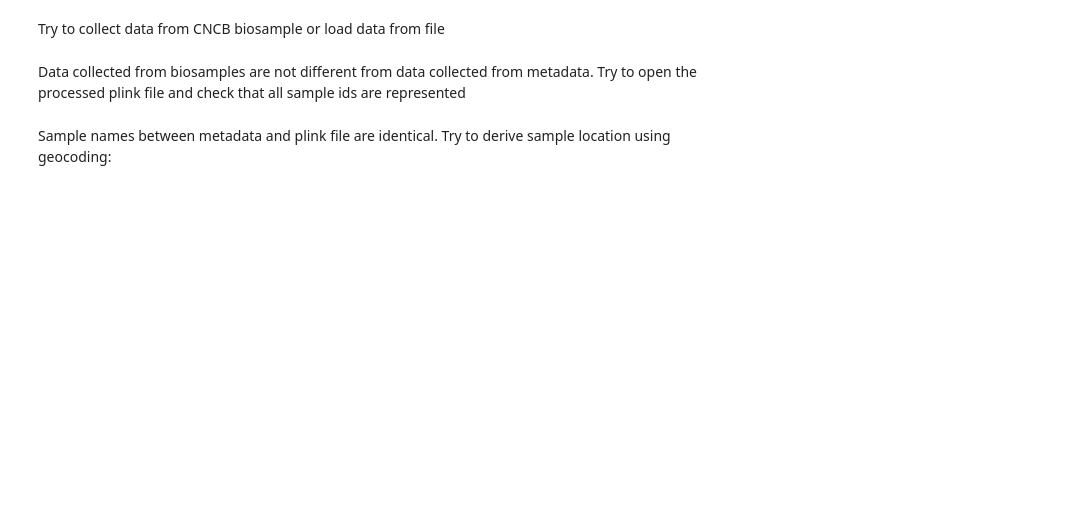
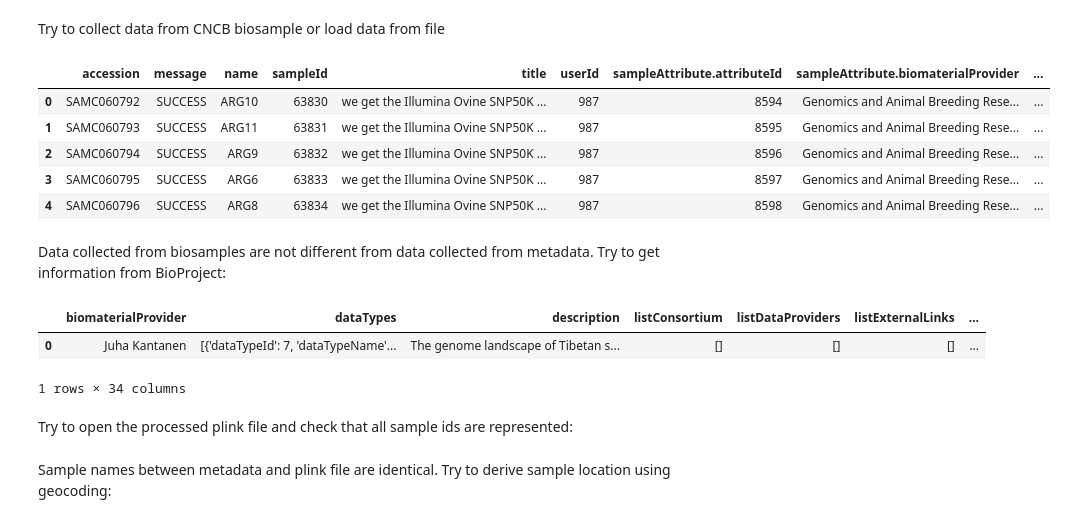
Before and after one commit to cnr-ibba/SMARTER-database, a Jupyter notebook: notebooks/exploratory/0.17.2-bunop-isheep_dataset.ipynb, the cells around one changed output. Saved outputs shown, nothing was run; the diff lists cells and outputs as text; code cells hidden in the pictures; blank space fills up the shorter version.

```diff
--- a/notebooks/exploratory/0.17.2-bunop-isheep_dataset.ipynb
+++ b/notebooks/exploratory/0.17.2-bunop-isheep_dataset.ipynb
@@ -143,12 +152,23 @@ array(['Argali ', 'mouflon ', 'Baerchuke sheep', 'Bashbay sheep',
 # %% [markdown]
 Try to collect data from CNCB biosample or load data from file
 # %%
-if Path("isheep_50K_biosample.pkl").exists():
-    isheep_50K_biosample = pd.read_pickle("isheep_50K_biosample.pkl")
+biosample_pkl = isheep_data_path / "isheep_50K_biosample.pkl"
+
+if (biosample_pkl).exists():
+    isheep_50K_biosample = pd.read_pickle(biosample_pkl)
 else:
     biosample_data = [fetch_cncb_biosample(biosample_id) for biosample_id in tqdm(isheep_50K["Biosample ID"])]
     isheep_50K_biosample = pd.json_normalize(biosample_data)
-    isheep_50K_biosample.to_pickle("isheep_50K_biosample.pkl")
-    isheep_50K_biosample.to_excel("isheep_50K_biosample.xlsx")
+    isheep_50K_biosample.to_pickle(biosample_pkl)
+    isheep_50K_biosample.to_excel(str(isheep_data_path / "isheep_50K_biosample.xlsx"))
+# %%
+isheep_50K_biosample.head()
+# %% [output]
+|  | accession | message | name | sampleId | title | userId | sampleAttribute.attributeId | sampleAttribute.biomaterialProvider | ... |
+| 0 | SAMC060792 | SUCCESS | ARG10 | 63830 | we get the Illumina Ovine SNP50K ... | 987 | 8594 | Genomics and Animal Breeding Rese... | ... |
+| 1 | SAMC060793 | SUCCESS | ARG11 | 63831 | we get the Illumina Ovine SNP50K ... | 987 | 8595 | Genomics and Animal Breeding Rese... | ... |
+| 2 | SAMC060794 | SUCCESS | ARG9 | 63832 | we get the Illumina Ovine SNP50K ... | 987 | 8596 | Genomics and Animal Breeding Rese... | ... |
+| 3 | SAMC060795 | SUCCESS | ARG6 | 63833 | we get the Illumina Ovine SNP50K ... | 987 | 8597 | Genomics and Animal Breeding Rese... | ... |
+| 4 | SAMC060796 | SUCCESS | ARG8 | 63834 | we get the Illumina Ovine SNP50K ... | 987 | 8598 | Genomics and Animal Breeding Rese... | ... |
 # %% [markdown]
-Data collected from biosamples are not different from data collected from metadata. Try to open the processed plink file and check that all sample ids are represented
+Data collected from biosamples are not different from data collected from metadata. Try to get information from BioProject:
@@ -155 +185,10 @@ Data collected from biosamples are not different from data collected from metada
+# %%
+isheep_50K_bioproject = isheep_50K_bioproject.drop_duplicates(subset=["prjAccession"])
+isheep_50K_bioproject.head()
+# %% [output]
+|  | biomaterialProvider | dataTypes | description | listConsortium | listDataProviders | listExternalLinks | ... |
+| 0 | Juha Kantanen | [{'dataTypeId': 7, 'dataTypeName'... | The genome landscape of Tibetan s... | [] | [] | [] | ... |
+1 rows × 34 columns
+# %% [markdown]
+Try to open the processed plink file and check that all sample ids are represented:
 # %%
```
Also changed, not shown: parts of 28 cells of this notebook, 2 other files.
